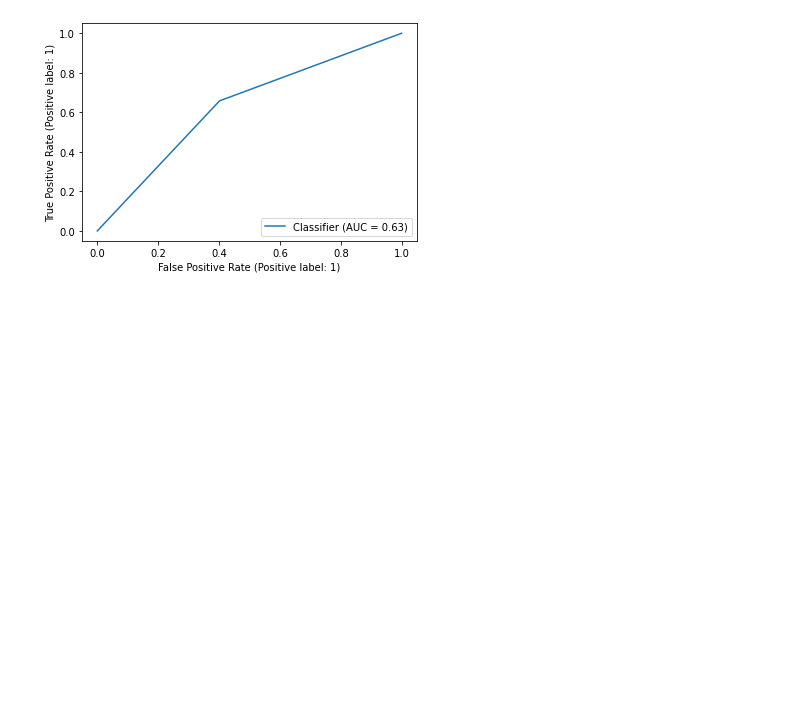
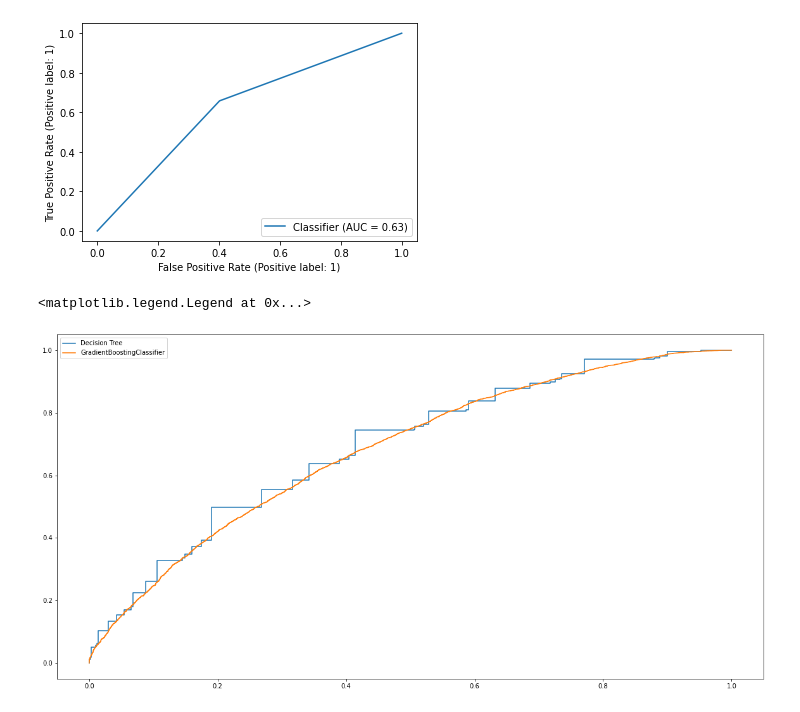
Before and after one commit to P-AEL/ML-Projekt, a Jupyter notebook: Flo/gradient_boosting.ipynb, the cells around one changed output. Saved outputs shown, nothing was run; the diff lists cells and outputs as text; code cells hidden in the pictures; blank space fills up the shorter version.

```diff
--- a/Flo/gradient_boosting.ipynb
+++ b/Flo/gradient_boosting.ipynb
@@ -282,3 +310,20 @@ RocCurveDisplay.from_predictions(y_test, y_pred_test_best_gbc)
 # %% [output]
 <sklearn.metrics._plot.roc_curve.RocCurveDisplay at 0x...>
 [figure]
+# %%
+from sklearn.metrics import roc_curve, roc_auc_score
+import matplotlib.pyplot as plt
+
+
+fpr_dt, tpr_dt, thresholds_dt = roc_curve(y_test, best_dtc.predict_proba(X_test)[:,1])
+fpr_lr, tpr_lr, thresholds_lr = roc_curve(y_test, best_gbc.predict_proba(X_test)[:,1])
+
+auc_score_gbc = roc_auc_score(y_test, y_pred_test_best_gbc)
+
+plt.figure(figsize= (20,10))
+plt.step(x=fpr_dt, y=tpr_dt, label="Decision Tree")
+plt.step(x=fpr_lr, y=tpr_lr, label="GradientBoostingClassifier")
+plt.legend()
+# %% [output]
+<matplotlib.legend.Legend at 0x...>
+[figure, added]
```
Also changed, not shown: parts of 9 cells of this notebook, 1 other file.
